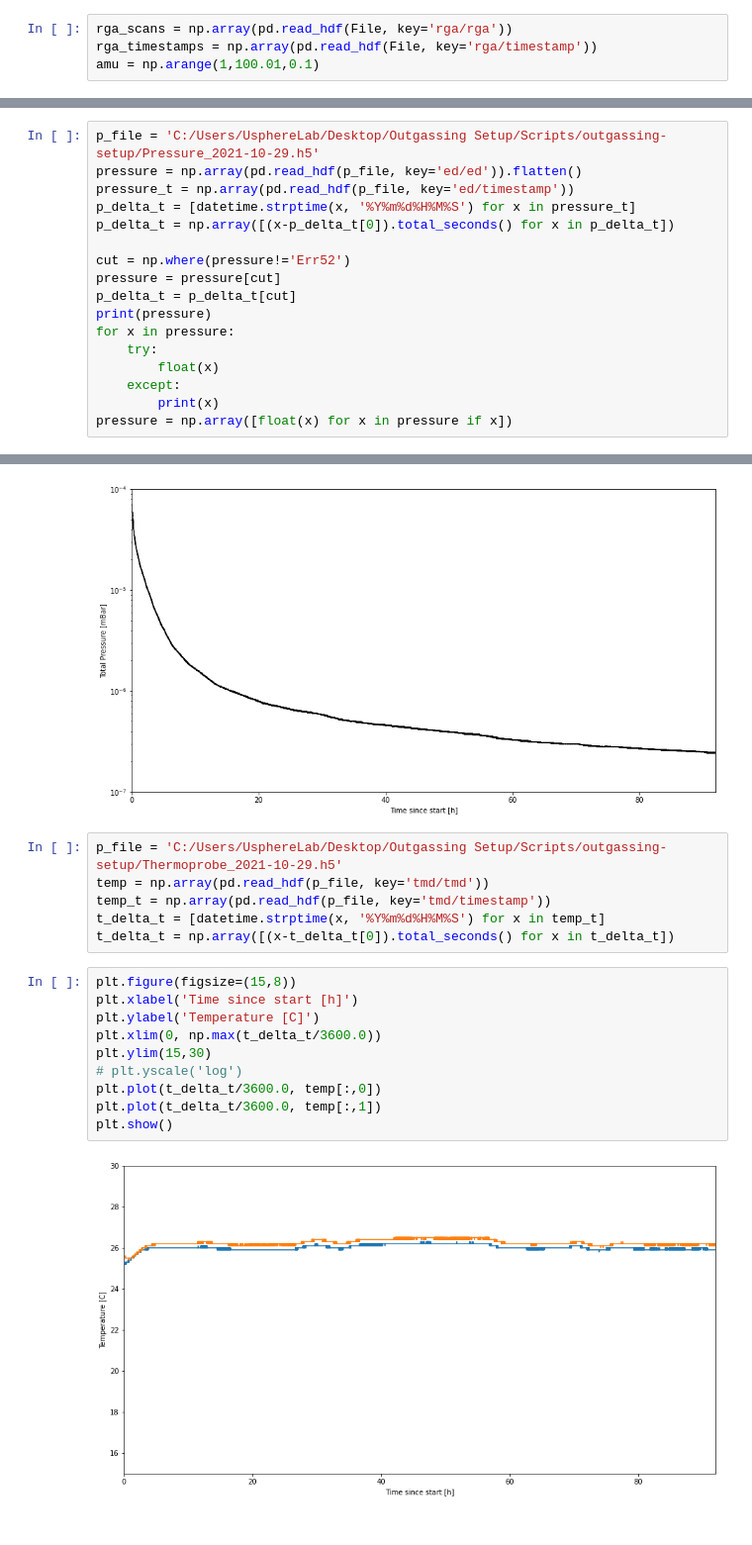
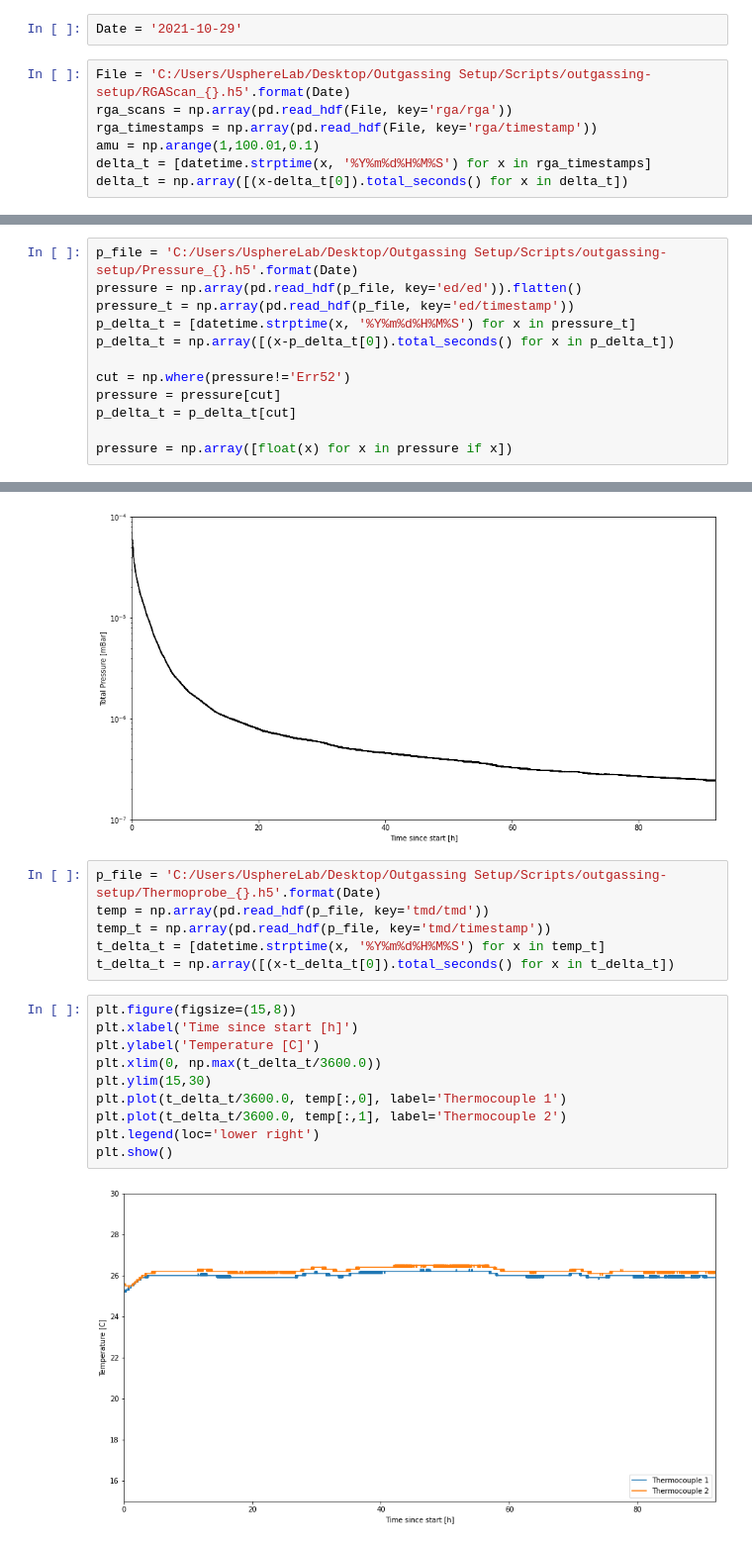
Before and after one commit to Moore-Lab/outgassing-setup, a Jupyter notebook: notebook/20211028_thermocouples.ipynb, the cells around one changed output, grey strips where cells are left out. Shown at 99% size. Drawn from its saved outputs; the diff is of its cells as text.

Commit message:
example notebook for plotting all the data from the setup

```diff
--- a/notebook/20211028_thermocouples.ipynb
+++ b/notebook/20211028_thermocouples.ipynb
@@ -8,4 +6,9 @@ File = 'C:/Users/UsphereLab/Desktop/Outgassing Setup/Scripts/outgassing-setup/RG
+# %%
+Date = '2021-10-29'
 # %%
+File = 'C:/Users/UsphereLab/Desktop/Outgassing Setup/Scripts/outgassing-setup/RGAScan_{}.h5'.format(Date)
 rga_scans = np.array(pd.read_hdf(File, key='rga/rga'))
 rga_timestamps = np.array(pd.read_hdf(File, key='rga/timestamp'))
 amu = np.arange(1,100.01,0.1)
+delta_t = [datetime.strptime(x, '%Y%m%d%H%M%S') for x in rga_timestamps]
+delta_t = np.array([(x-delta_t[0]).total_seconds() for x in delta_t])
@@ -55,7 +50,7 @@ plt.show()
 # %% [output]
 [figure]
 # %%
-p_file = 'C:/Users/UsphereLab/Desktop/Outgassing Setup/Scripts/outgassing-setup/Pressure_2021-10-29.h5'
+p_file = 'C:/Users/UsphereLab/Desktop/Outgassing Setup/Scripts/outgassing-setup/Pressure_{}.h5'.format(Date)
 pressure = np.array(pd.read_hdf(p_file, key='ed/ed')).flatten()
 pressure_t = np.array(pd.read_hdf(p_file, key='ed/timestamp'))
 p_delta_t = [datetime.strptime(x, '%Y%m%d%H%M%S') for x in pressure_t]
@@ -64,10 +59,5 @@ p_delta_t = np.array([(x-p_delta_t[0]).total_seconds() for x in p_delta_t])
 cut = np.where(pressure!='Err52')
 pressure = pressure[cut]
 p_delta_t = p_delta_t[cut]
-print(pressure)
-for x in pressure:
-    try:
-        float(x)
-    except:
-        print(x)
+
 pressure = np.array([float(x) for x in pressure if x])
@@ -85,7 +73,7 @@ plt.show()
 # %% [output]
 [figure]
 # %%
-p_file = 'C:/Users/UsphereLab/Desktop/Outgassing Setup/Scripts/outgassing-setup/Thermoprobe_2021-10-29.h5'
+p_file = 'C:/Users/UsphereLab/Desktop/Outgassing Setup/Scripts/outgassing-setup/Thermoprobe_{}.h5'.format(Date)
 temp = np.array(pd.read_hdf(p_file, key='tmd/tmd'))
 temp_t = np.array(pd.read_hdf(p_file, key='tmd/timestamp'))
 t_delta_t = [datetime.strptime(x, '%Y%m%d%H%M%S') for x in temp_t]
@@ -93,12 +81,12 @@ t_delta_t = np.array([(x-t_delta_t[0]).total_seconds() for x in t_delta_t])
 # %%
 plt.figure(figsize=(15,8))
 plt.xlabel('Time since start [h]')
 plt.ylabel('Temperature [C]')
 plt.xlim(0, np.max(t_delta_t/3600.0))
 plt.ylim(15,30)
-# plt.yscale('log')
-plt.plot(t_delta_t/3600.0, temp[:,0])
-plt.plot(t_delta_t/3600.0, temp[:,1])
+plt.plot(t_delta_t/3600.0, temp[:,0], label='Thermocouple 1')
+plt.plot(t_delta_t/3600.0, temp[:,1], label='Thermocouple 2')
+plt.legend(loc='lower right')
 plt.show()
 # %% [output]
-[figure, old version]
+[figure, new version]
```
Also changed, not shown: parts of 5 cells of this notebook.
